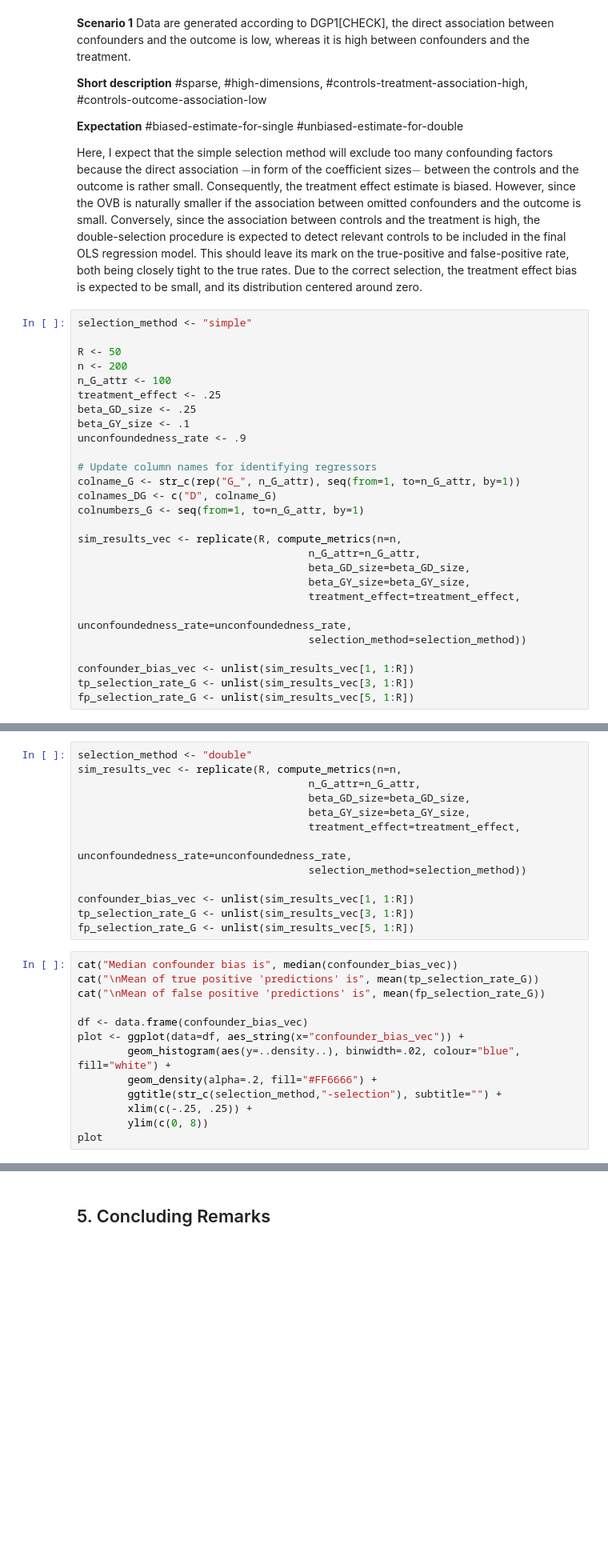
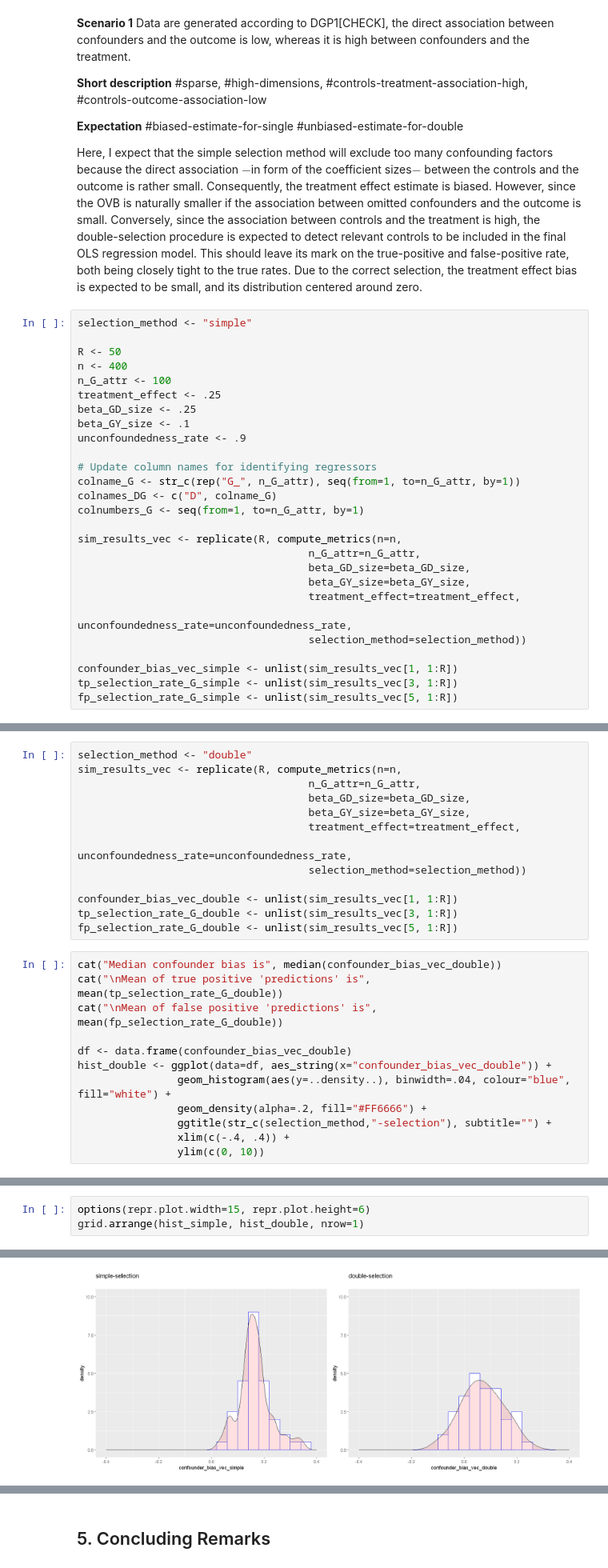
Before and after one commit to maxschae/compstat-project, a Jupyter notebook: CompStat_Project_Max_Schäfer.ipynb, the cells around one changed output, grey strips where cells are left out. Shown: that part at 80% size. Cells and saved outputs as stored; diff of their text form; blank space fills up the shorter version.

```diff
--- a/CompStat_Project_Max_Schäfer.ipynb
+++ b/CompStat_Project_Max_Schäfer.ipynb
@@ -426,7 +513,7 @@ Conversely, since the association between controls and the treatment is high, th
 selection_method <- "simple"
 
 R <- 50
-n <- 200
+n <- 400
 n_G_attr <- 100
 treatment_effect <- .25
 beta_GD_size <- .25
@@ -446,7 +533,7 @@ sim_results_vec <- replicate(R, compute_metrics(n=n,
                                      unconfoundedness_rate=unconfoundedness_rate,
                                      selection_method=selection_method))
 
-confounder_bias_vec <- unlist(sim_results_vec[1, 1:R])
-tp_selection_rate_G <- unlist(sim_results_vec[3, 1:R])
-fp_selection_rate_G <- unlist(sim_results_vec[5, 1:R])
+confounder_bias_vec_simple <- unlist(sim_results_vec[1, 1:R])
+tp_selection_rate_G_simple <- unlist(sim_results_vec[3, 1:R])
+fp_selection_rate_G_simple <- unlist(sim_results_vec[5, 1:R])
 # %%
@@ -481,20 +562,19 @@ sim_results_vec <- replicate(R, compute_metrics(n=n,
                                      unconfoundedness_rate=unconfoundedness_rate,
                                      selection_method=selection_method))
 
-confounder_bias_vec <- unlist(sim_results_vec[1, 1:R])
-tp_selection_rate_G <- unlist(sim_results_vec[3, 1:R])
-fp_selection_rate_G <- unlist(sim_results_vec[5, 1:R])
+confounder_bias_vec_double <- unlist(sim_results_vec[1, 1:R])
+tp_selection_rate_G_double <- unlist(sim_results_vec[3, 1:R])
+fp_selection_rate_G_double <- unlist(sim_results_vec[5, 1:R])
 # %%
-cat("Median confounder bias is", median(confounder_bias_vec))
-cat("\nMean of true positive 'predictions' is", mean(tp_selection_rate_G))
-cat("\nMean of false positive 'predictions' is", mean(fp_selection_rate_G))
+cat("Median confounder bias is", median(confounder_bias_vec_double))
+cat("\nMean of true positive 'predictions' is", mean(tp_selection_rate_G_double))
+cat("\nMean of false positive 'predictions' is", mean(fp_selection_rate_G_double))
 
-df <- data.frame(confounder_bias_vec)
-plot <- ggplot(data=df, aes_string(x="confounder_bias_vec")) +
-        geom_histogram(aes(y=..density..), binwidth=.02, colour="blue", fill="white") +
-        geom_density(alpha=.2, fill="#FF6666") +
-        ggtitle(str_c(selection_method,"-selection"), subtitle="") +
-        xlim(c(-.25, .25)) +
-        ylim(c(0, 8))
-plot
+df <- data.frame(confounder_bias_vec_double)
+hist_double <- ggplot(data=df, aes_string(x="confounder_bias_vec_double")) +
+                geom_histogram(aes(y=..density..), binwidth=.04, colour="blue", fill="white") +
+                geom_density(alpha=.2, fill="#FF6666") +
+                ggtitle(str_c(selection_method,"-selection"), subtitle="") +
+                xlim(c(-.4, .4)) +
+                ylim(c(0, 10))
 # %% [output]
@@ -516,0 +584,4 @@ Missing:
+# %%
+options(repr.plot.width=15, repr.plot.height=6)
+grid.arrange(hist_simple, hist_double, nrow=1)
+# %% [output]
@@ -516,0 +592 @@ Missing:
+[figure, added]
```
Also changed, not shown: parts of 112 cells of this notebook, 4 other files.
